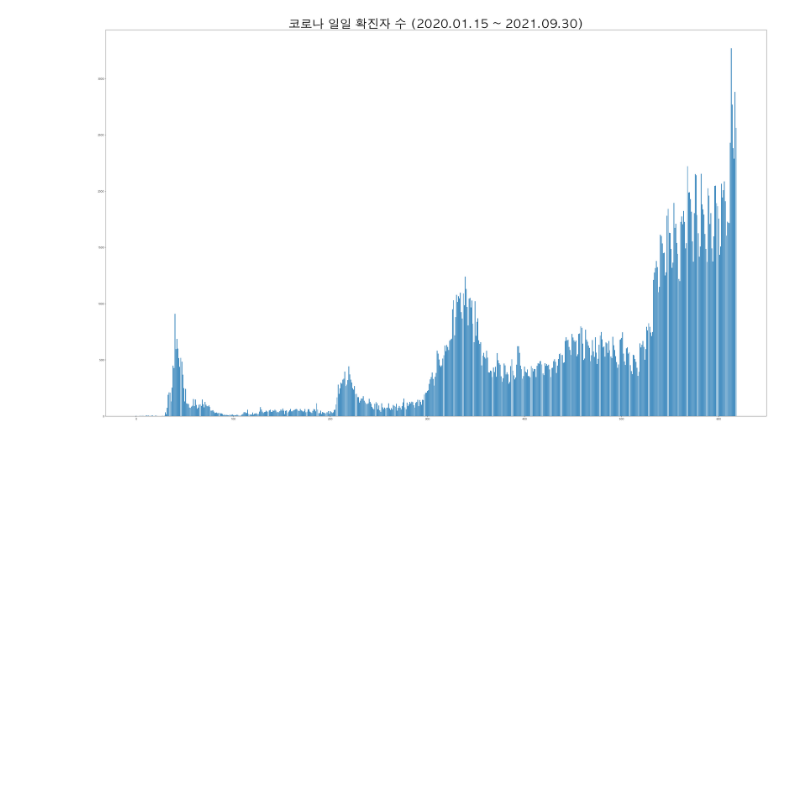
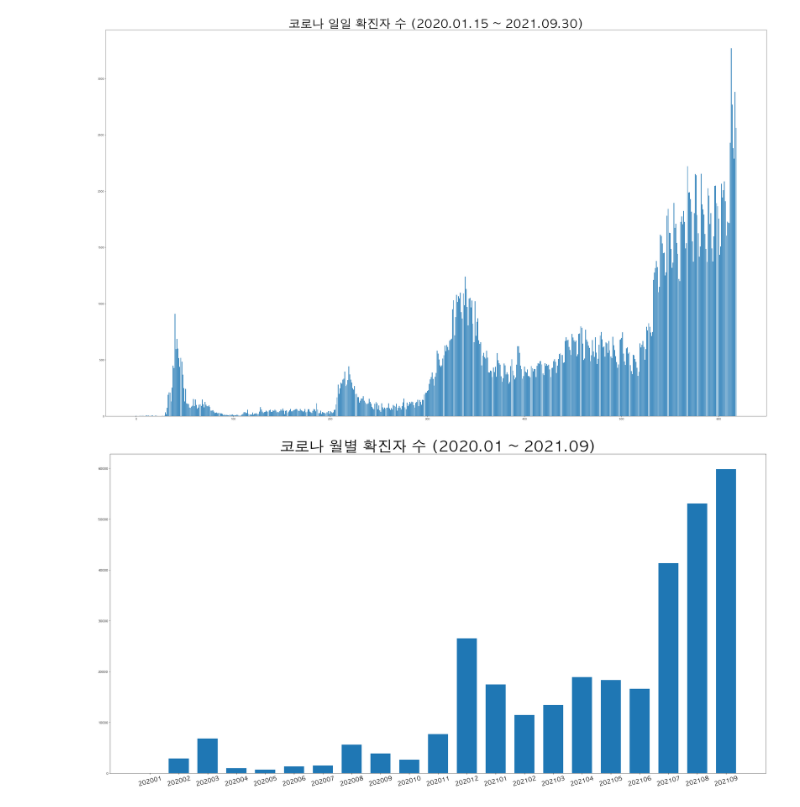
Before and after one commit to gayoungee/22-1_DataAnalysis, a Jupyter notebook: baseAnalysis.ipynb, the cells around one changed output. Cells and saved outputs as stored; diff of their text form; code cells hidden in the pictures; blank space fills up the shorter version.

```diff
--- a/baseAnalysis.ipynb
+++ b/baseAnalysis.ipynb
@@ -368,3 +389,37 @@ plt.show()
 # %% [output]
 (619, 2)
 [figure]
+# %%
+'''
+코로나 확진자 월별 추세
+'''
+
+#print(confirmed_case)
+#print(date)
+
+confirmed_case_month = list()
+current_month_sum = confirmed_case[0];
+criterion = str(date[0])[:6]
+
+for idx, date_info in enumerate(date[1:]) :
+    check_date = str(date_info)[:6]
+    if check_date != criterion :
+        confirmed_case_month.append([current_month_sum, criterion])
+        criterion = check_date
+        current_month_sum = confirmed_case[idx + 1]
+    else :
+        current_month_sum += confirmed_case[idx + 1]
+        # print(confirmed_case[idx + 1], str(date_info))
+        if(idx == 617) :
+            confirmed_case_month.append([current_month_sum, criterion])
+
+# print(confirmed_case_month)
+month_confirmed_num = [i[0] for i in confirmed_case_month]
+month = [i[1] for i in confirmed_case_month]
+plt.figure(figsize = (40,20))
+plt.bar(np.arange(len(month)), month_confirmed_num, width = 0.7)
+plt.title('코로나 월별 확진자 수 (2020.01 ~ 2021.09)', fontsize= 50)
+plt.xticks(np.arange(len(month)), [ a for a in month], fontsize=20, rotation=15)
+plt.show()
+# %% [output]
+[figure, added]
```
Also changed, not shown: parts of 4 cells of this notebook.
